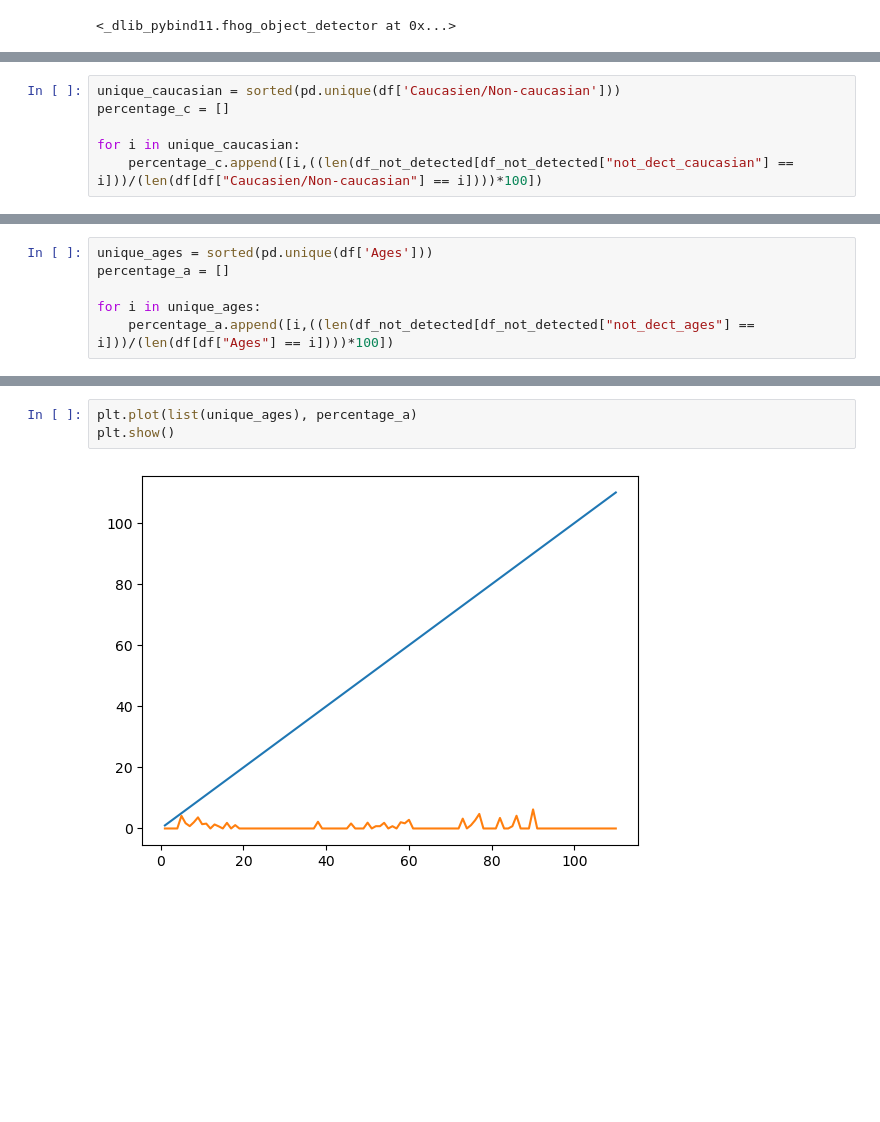
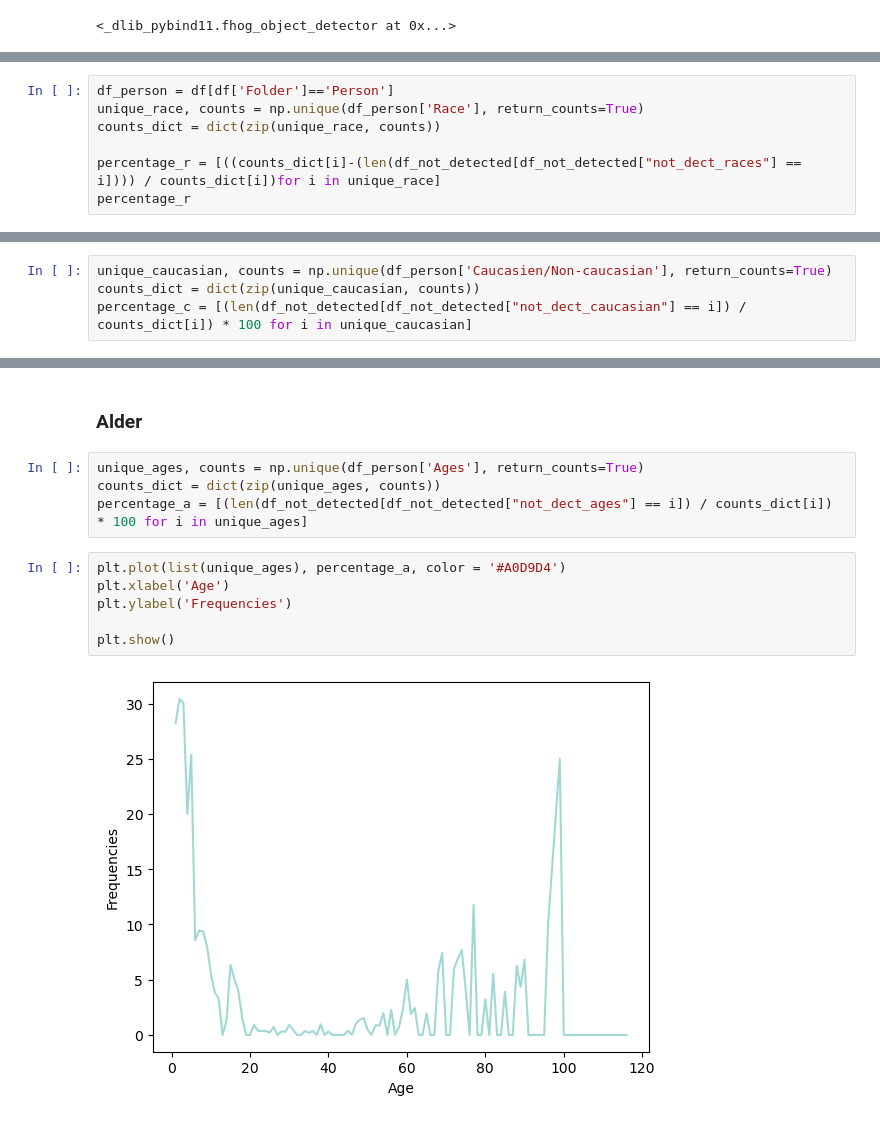
Before and after one commit to Tenna18/Fairness_of_ML, a Jupyter notebook: Facedetection_HOG.ipynb, the cells around one changed output, grey strips where cells are left out. Drawn from its saved outputs; the diff is of its cells as text; blank space fills up the shorter version.

```diff
--- a/Facedetection_HOG.ipynb
+++ b/Facedetection_HOG.ipynb
@@ -213,0 +266,7 @@ for i in unique_race:
+# %%
+df_person = df[df['Folder']=='Person']
+unique_race, counts = np.unique(df_person['Race'], return_counts=True)
+counts_dict = dict(zip(unique_race, counts))
+
+percentage_r = [((counts_dict[i]-(len(df_not_detected[df_not_detected["not_dect_races"] == i]))) / counts_dict[i])for i in unique_race]
+percentage_r
@@ -222,9 +350,7 @@ percentage_r
 # %%
-unique_caucasian = sorted(pd.unique(df['Caucasien/Non-caucasian']))
-percentage_c = []
-
-for i in unique_caucasian:
-    percentage_c.append([i,((len(df_not_detected[df_not_detected["not_dect_caucasian"] == i]))/(len(df[df["Caucasien/Non-caucasian"] == i])))*100])
+unique_caucasian, counts = np.unique(df_person['Caucasien/Non-caucasian'], return_counts=True)
+counts_dict = dict(zip(unique_caucasian, counts))
+percentage_c = [(len(df_not_detected[df_not_detected["not_dect_caucasian"] == i]) / counts_dict[i]) * 100 for i in unique_caucasian]
 # %%
 percentage_c
 # %% [output]
@@ -232,6 +357,0 @@ percentage_c
-# %%
-unique_ages = sorted(pd.unique(df['Ages']))
-percentage_a = []
-
-for i in unique_ages:
-    percentage_a.append([i,((len(df_not_detected[df_not_detected["not_dect_ages"] == i]))/(len(df[df["Ages"] == i])))*100])
@@ -238,5 +368,14 @@ for i in unique_ages:
+# %% [markdown]
+### Alder
+# %%
+unique_ages, counts = np.unique(df_person['Ages'], return_counts=True)
+counts_dict = dict(zip(unique_ages, counts))
+percentage_a = [(len(df_not_detected[df_not_detected["not_dect_ages"] == i]) / counts_dict[i]) * 100 for i in unique_ages]
 # %%
-plt.plot(list(unique_ages), percentage_a)
+plt.plot(list(unique_ages), percentage_a, color = '#A0D9D4')
+plt.xlabel('Age')
+plt.ylabel('Frequencies')
+
 plt.show()
 # %% [output]
-[figure, old version]
+[figure, new version]
```
Also changed, not shown: parts of 60 cells of this notebook, 7 other files.
